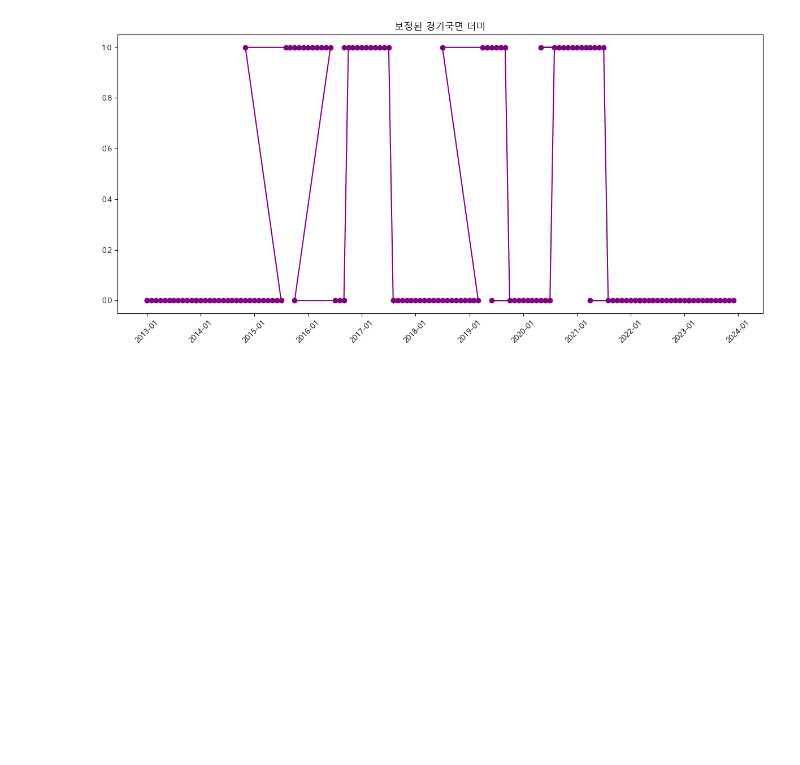
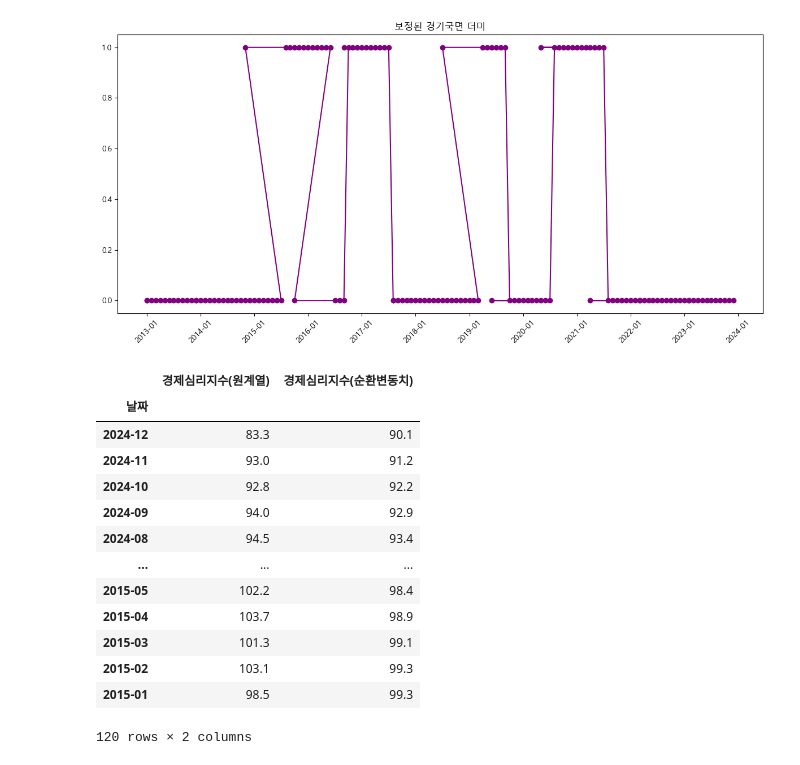
Before and after one commit to UbionProject1-IPO/Project1-2, a Jupyter notebook: notebook/dummy.ipynb, the cells around one changed output. Saved outputs shown, nothing was run; the diff lists cells and outputs as text; code cells hidden in the pictures; blank space fills up the shorter version.

```diff
--- a/notebook/dummy.ipynb
+++ b/notebook/dummy.ipynb
@@ -226,3 +226,21 @@ See the caveats in the documentation: https://pandas.pydata.org/pandas-docs/stab
 # 2015년 1월부터 2023년 6월까지의 데이터만 필터링
 df2_filtered = df2[(df2['시점'] >= '2015-01') & (df2['시점'] <= '2023-06')]
 df2_filtered[['시점','더미_보정']].to_csv('경기동행더미.csv', index=False)
+# %%
+esi = pd.read_csv('../data/ESI.csv', index_col=0, parse_dates=False)
+esi
+# %% [output]
+|  | 경제심리지수(원계열) | 경제심리지수(순환변동치) |
+| 날짜 |  |  |
+| 2024-12 | 83.3 | 90.1 |
+| 2024-11 | 93.0 | 91.2 |
+| 2024-10 | 92.8 | 92.2 |
+| 2024-09 | 94.0 | 92.9 |
+| 2024-08 | 94.5 | 93.4 |
+| ... | ... | ... |
+| 2015-05 | 102.2 | 98.4 |
+| 2015-04 | 103.7 | 98.9 |
+| 2015-03 | 101.3 | 99.1 |
+| 2015-02 | 103.1 | 99.3 |
+| 2015-01 | 98.5 | 99.3 |
+120 rows × 2 columns
```
Also changed, not shown: parts of 2 cells of this notebook, 1 other file.
